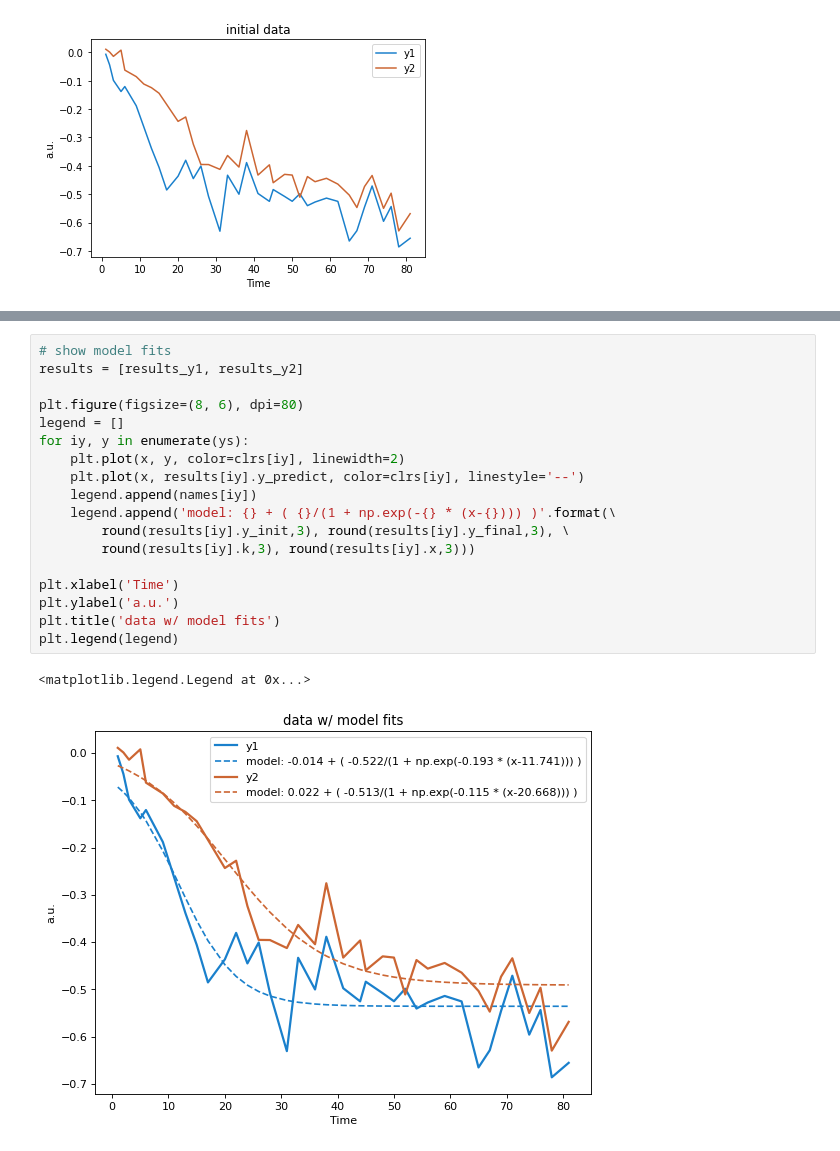
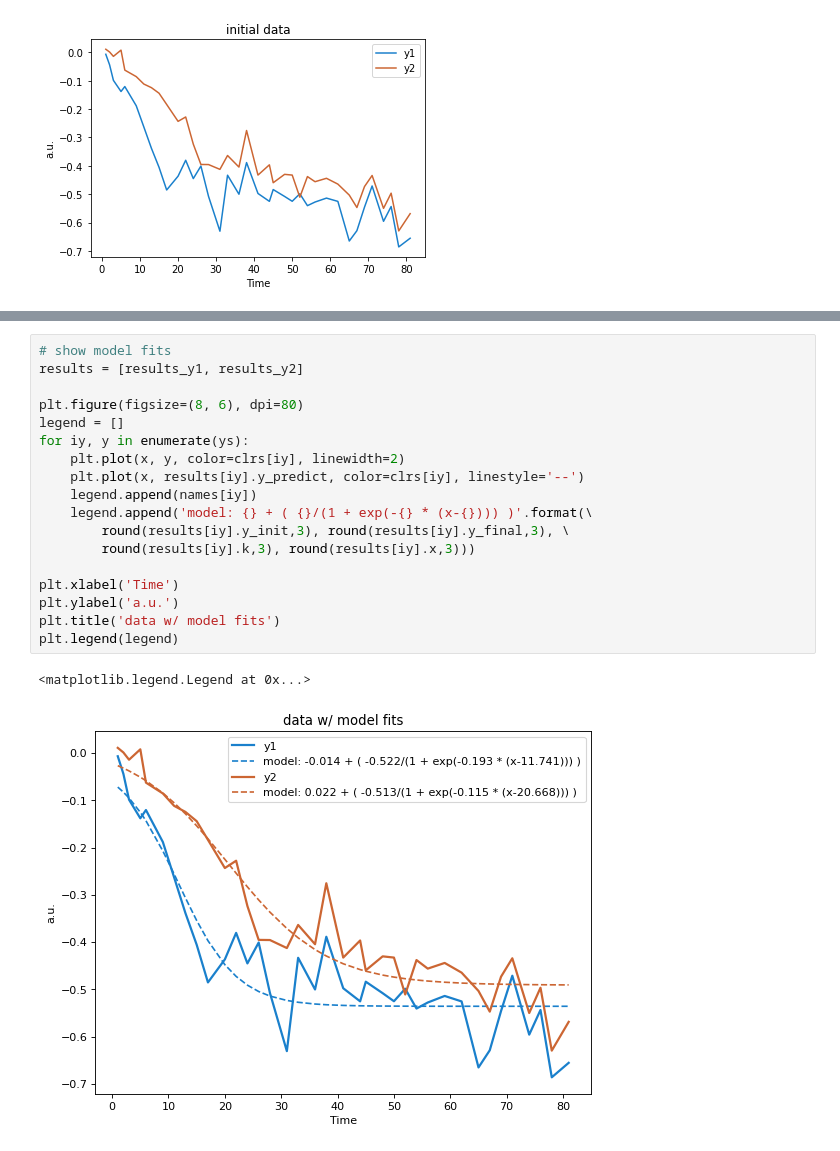
Before and after one commit to arielletambini/logistic-model-fitting, a Jupyter notebook: log_fit_examples.ipynb, the cells around one changed output, grey strips where cells are left out. Drawn from its saved outputs; the diff is of its cells as text.

```diff
--- a/log_fit_examples.ipynb
+++ b/log_fit_examples.ipynb
@@ -75,24 +75,24 @@ Simulation 900
 # %%
 # show model fits
 results = [results_y1, results_y2]
 
 plt.figure(figsize=(8, 6), dpi=80)
 legend = []
 for iy, y in enumerate(ys):
     plt.plot(x, y, color=clrs[iy], linewidth=2)
     plt.plot(x, results[iy].y_predict, color=clrs[iy], linestyle='--')
     legend.append(names[iy])
-    legend.append('model: {} + ( {}/(1 + np.exp(-{} * (x-{}))) )'.format(\
+    legend.append('model: {} + ( {}/(1 + exp(-{} * (x-{}))) )'.format(\
         round(results[iy].y_init,3), round(results[iy].y_final,3), \
         round(results[iy].k,3), round(results[iy].x,3)))
 
 plt.xlabel('Time')
 plt.ylabel('a.u.')
 plt.title('data w/ model fits')
 plt.legend(legend)
 # %% [output]
 <matplotlib.legend.Legend at 0x...>
-[figure, old version]
+[figure, new version]
 # %%
 # display information about model fits
 for ires, res in enumerate(results):
```
Also changed, not shown: parts of 1 cell of this notebook, 1 other file.
